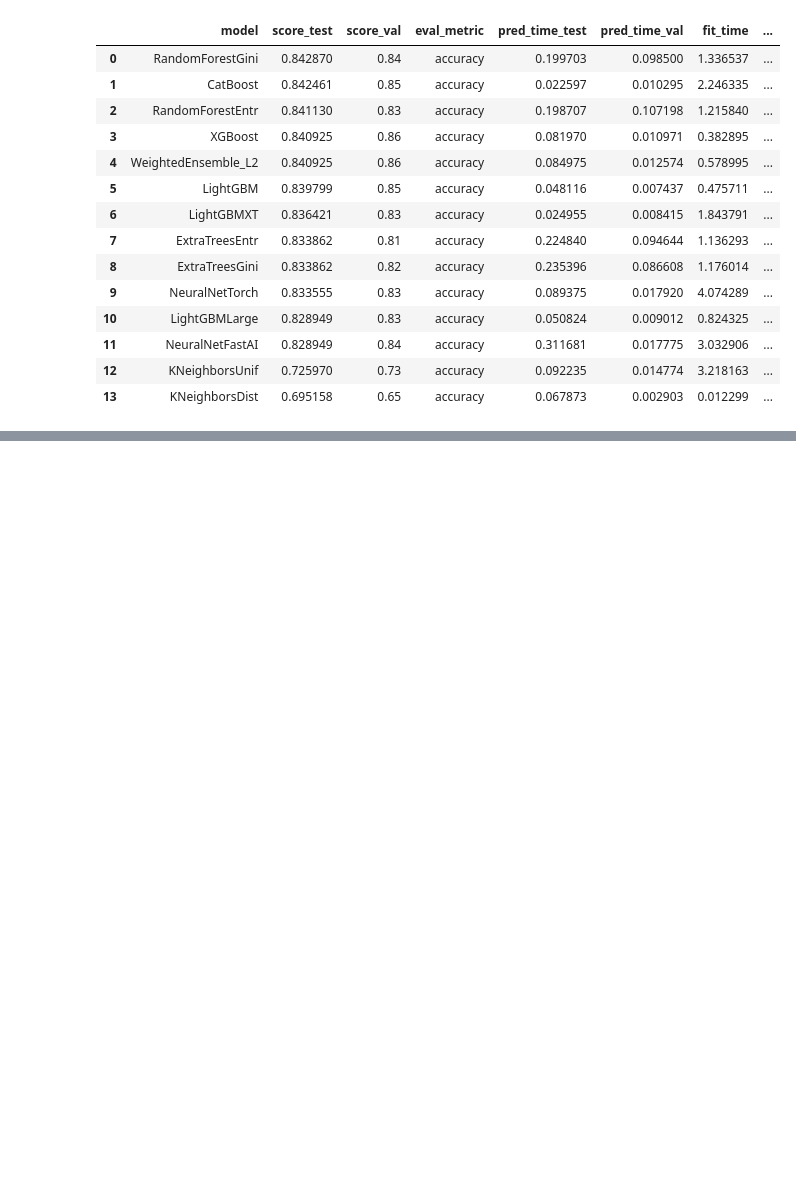
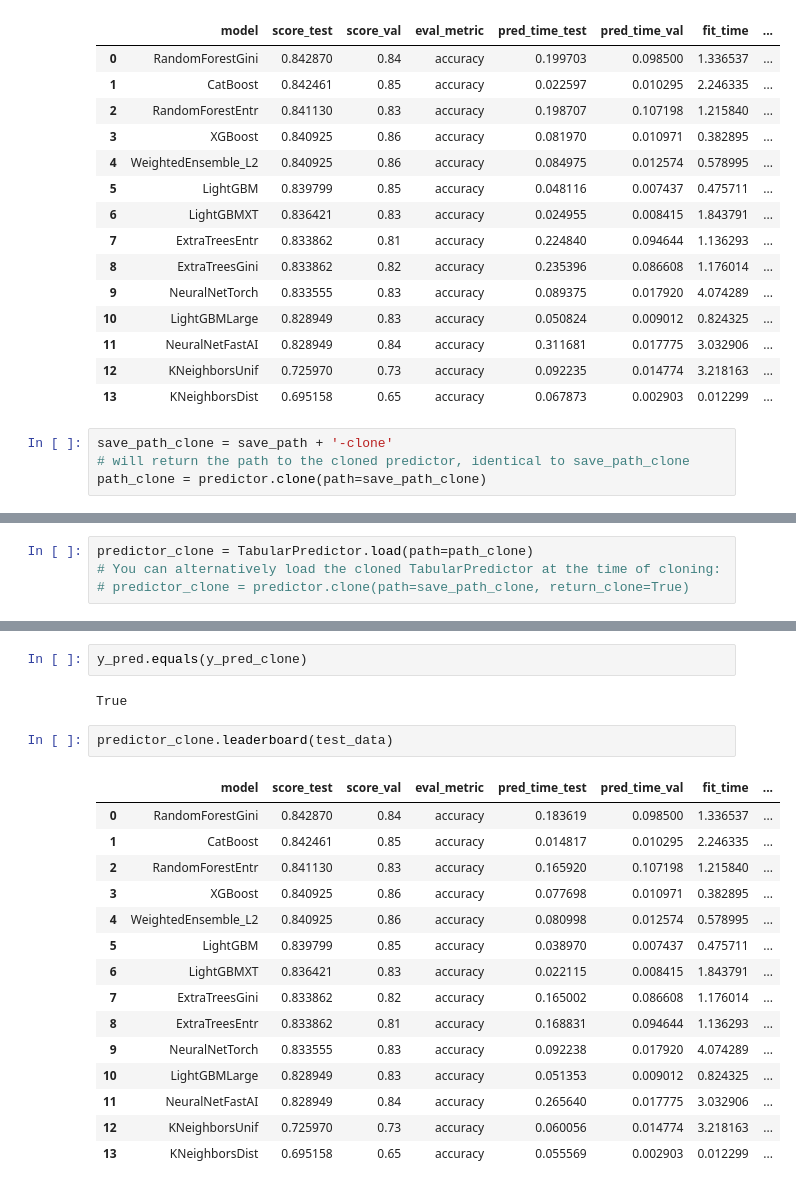
Before and after one commit to flyinacres/autogluon, a Jupyter notebook: autogluon-deployment.ipynb, the cells around one changed output, grey strips where cells are left out. Drawn from its saved outputs; the diff is of its cells as text; blank space fills up the shorter version.

```diff
--- a/autogluon-deployment.ipynb
+++ b/autogluon-deployment.ipynb
@@ -105,3 +105,7 @@ predictor.leaderboard(test_data)
 | 11 | NeuralNetFastAI | 0.828949 | 0.84 | accuracy | 0.311681 | 0.017775 | 3.032906 | ... |
 | 12 | KNeighborsUnif | 0.725970 | 0.73 | accuracy | 0.092235 | 0.014774 | 3.218163 | ... |
 | 13 | KNeighborsDist | 0.695158 | 0.65 | accuracy | 0.067873 | 0.002903 | 0.012299 | ... |
+# %%
+save_path_clone = save_path + '-clone'
+# will return the path to the cloned predictor, identical to save_path_clone
+path_clone = predictor.clone(path=save_path_clone)
@@ -107,0 +115,4 @@ predictor.leaderboard(test_data)
+# %%
+predictor_clone = TabularPredictor.load(path=path_clone)
+# You can alternatively load the cloned TabularPredictor at the time of cloning:
+# predictor_clone = predictor.clone(path=save_path_clone, return_clone=True)
@@ -107,0 +135,22 @@ predictor.leaderboard(test_data)
+# %%
+y_pred.equals(y_pred_clone)
+# %% [output]
+True
+# %%
+predictor_clone.leaderboard(test_data)
+# %% [output]
+|  | model | score_test | score_val | eval_metric | pred_time_test | pred_time_val | fit_time | ... |
+| 0 | RandomForestGini | 0.842870 | 0.84 | accuracy | 0.183619 | 0.098500 | 1.336537 | ... |
+| 1 | CatBoost | 0.842461 | 0.85 | accuracy | 0.014817 | 0.010295 | 2.246335 | ... |
+| 2 | RandomForestEntr | 0.841130 | 0.83 | accuracy | 0.165920 | 0.107198 | 1.215840 | ... |
+| 3 | XGBoost | 0.840925 | 0.86 | accuracy | 0.077698 | 0.010971 | 0.382895 | ... |
+| 4 | WeightedEnsemble_L2 | 0.840925 | 0.86 | accuracy | 0.080998 | 0.012574 | 0.578995 | ... |
+| 5 | LightGBM | 0.839799 | 0.85 | accuracy | 0.038970 | 0.007437 | 0.475711 | ... |
+| 6 | LightGBMXT | 0.836421 | 0.83 | accuracy | 0.022115 | 0.008415 | 1.843791 | ... |
+| 7 | ExtraTreesGini | 0.833862 | 0.82 | accuracy | 0.165002 | 0.086608 | 1.176014 | ... |
+| 8 | ExtraTreesEntr | 0.833862 | 0.81 | accuracy | 0.168831 | 0.094644 | 1.136293 | ... |
+| 9 | NeuralNetTorch | 0.833555 | 0.83 | accuracy | 0.092238 | 0.017920 | 4.074289 | ... |
+| 10 | LightGBMLarge | 0.828949 | 0.83 | accuracy | 0.051353 | 0.009012 | 0.824325 | ... |
+| 11 | NeuralNetFastAI | 0.828949 | 0.84 | accuracy | 0.265640 | 0.017775 | 3.032906 | ... |
+| 12 | KNeighborsUnif | 0.725970 | 0.73 | accuracy | 0.060056 | 0.014774 | 3.218163 | ... |
+| 13 | KNeighborsDist | 0.695158 | 0.65 | accuracy | 0.055569 | 0.002903 | 0.012299 | ... |
```
Also changed, not shown: parts of 2 cells of this notebook.
